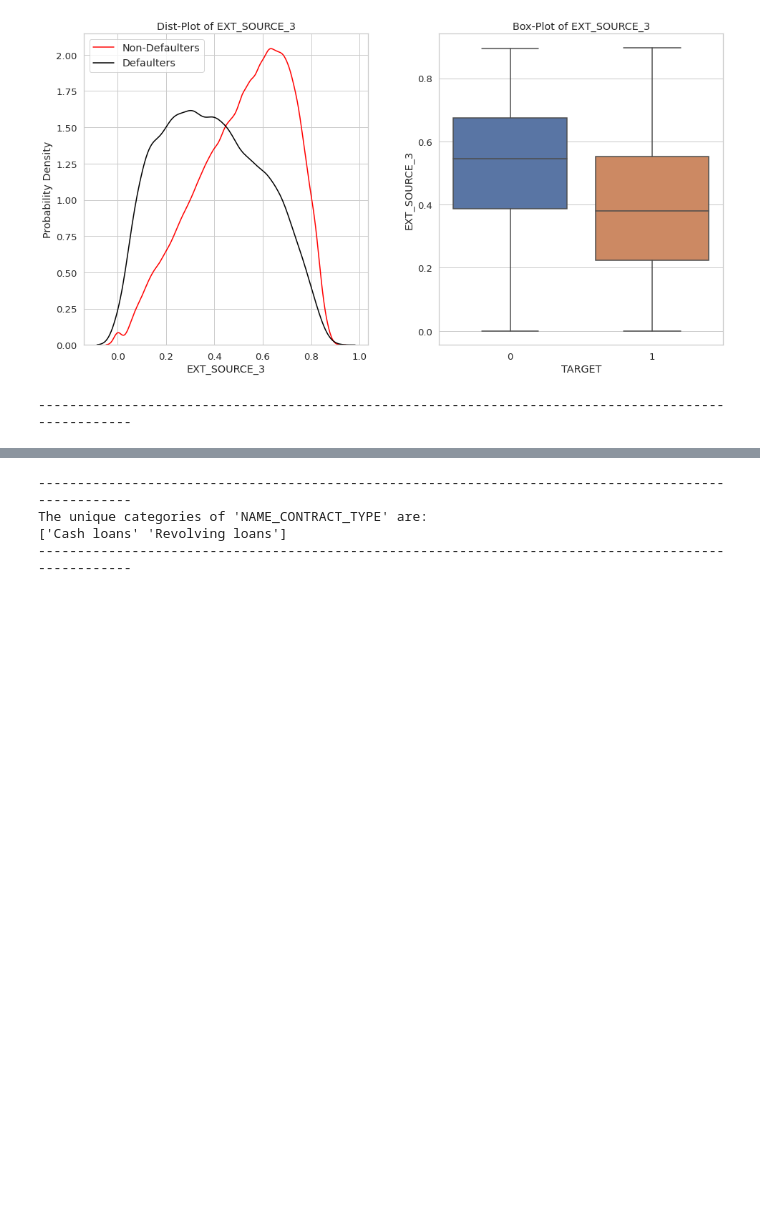
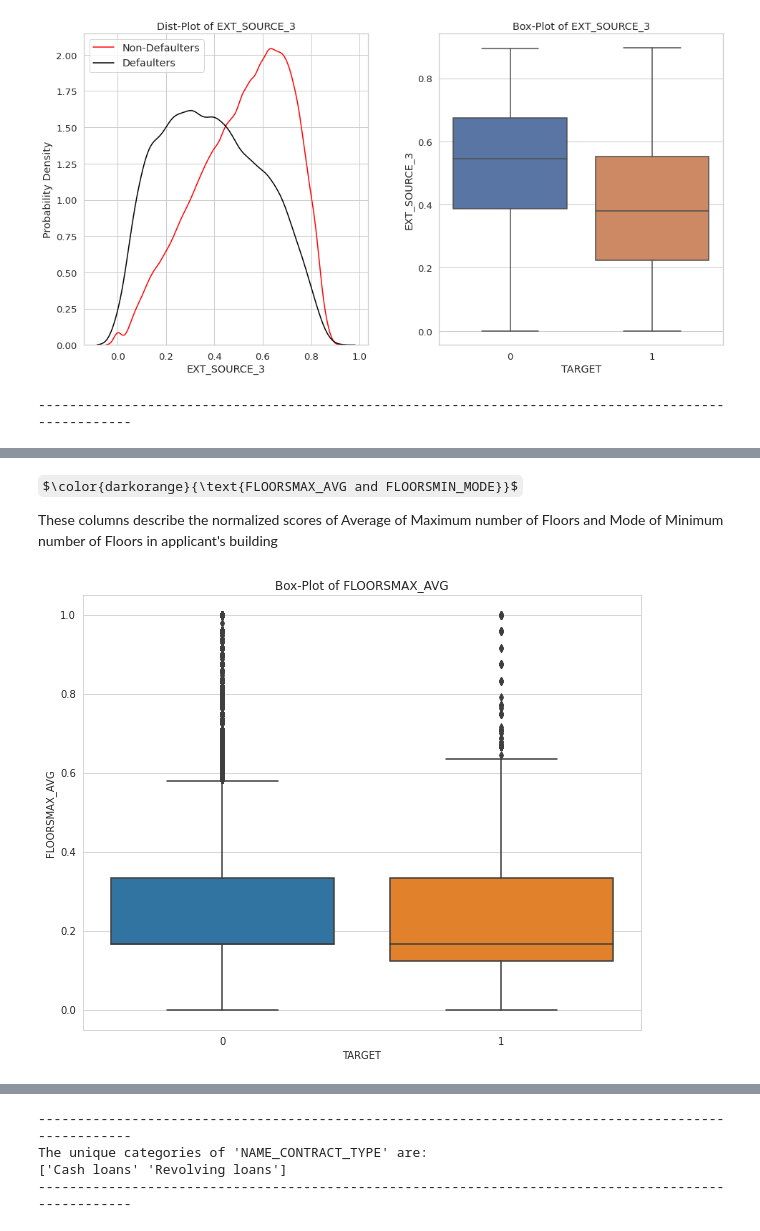
Before and after one commit to Azimoj/Credit-scoring, a Jupyter notebook: Credit_scoring.ipynb, the cells around one changed output, grey strips where cells are left out. Drawn from its saved outputs; the diff is of its cells as text; code cells hidden in the pictures; some formulas as TeX source; blank space fills up the shorter version.

```diff
--- a/Credit_scoring.ipynb
+++ b/Credit_scoring.ipynb
@@ -725,0 +779,9 @@ plot_continuous_variables(app_train, 'AMT_INCOME_TOTAL',
+# %% [markdown]
+$\color{darkorange}{\text{FLOORSMAX_AVG and FLOORSMIN_MODE}}$
+
+
+These columns describe the normalized scores of Average of Maximum number of Floors and Mode of Minimum number of Floors in applicant's building
+# %%
+plot_continuous_variables(app_train, 'FLOORSMAX_AVG', plots = ['box'], figsize = (10,8))
+# %% [output]
+[figure, added]
```
Also changed, not shown: parts of 107 cells of this notebook.
